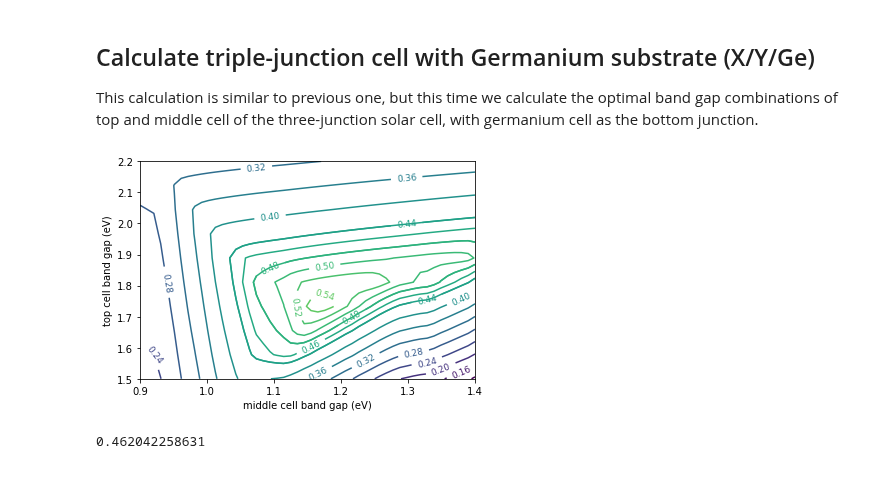
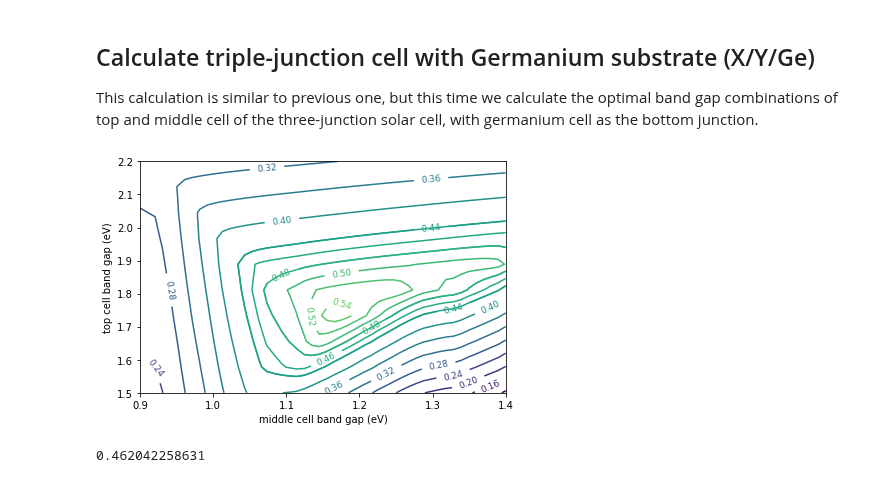
Before and after one commit to kanhua/pypvcell, a Jupyter notebook: demos/efficiency_vs_bandgap.ipynb, the cells around one changed output. Cells and saved outputs as stored; diff of their text form; code cells hidden in the pictures.

```diff
--- a/demos/efficiency_vs_bandgap.ipynb
+++ b/demos/efficiency_vs_bandgap.ipynb
@@ -83,12 +83,13 @@ top_eg,mid_eg,eta=get_3j_eta(ill)
 # %%
 levels=np.unique(np.concatenate((np.arange(0.12,0.7,step=0.04),[0.44,0.46,0.48,0.50,0.54,0.56])))
 cs=plt.contour(mid_eg,top_eg,eta,levels)
 plt.clabel(cs,levels, fontsize=9, inline=1,fmt="%.2f")
 plt.xlabel("middle cell band gap (eV)")
 plt.ylabel("top cell band gap (eV)")
+plt.tight_layout()
 plt.savefig("3J_2d_240suns.pdf")
 # %% [output]
-[figure, old version]
+[figure, new version]
 # %%
 tc=SQCell(eg=1.87,cell_T=293) # Set up top cell
 bc=SQCell(eg=1.42,cell_T=293) # Set up bottom cell
```
Also changed, not shown: parts of 2 cells of this notebook, 1 other file.
